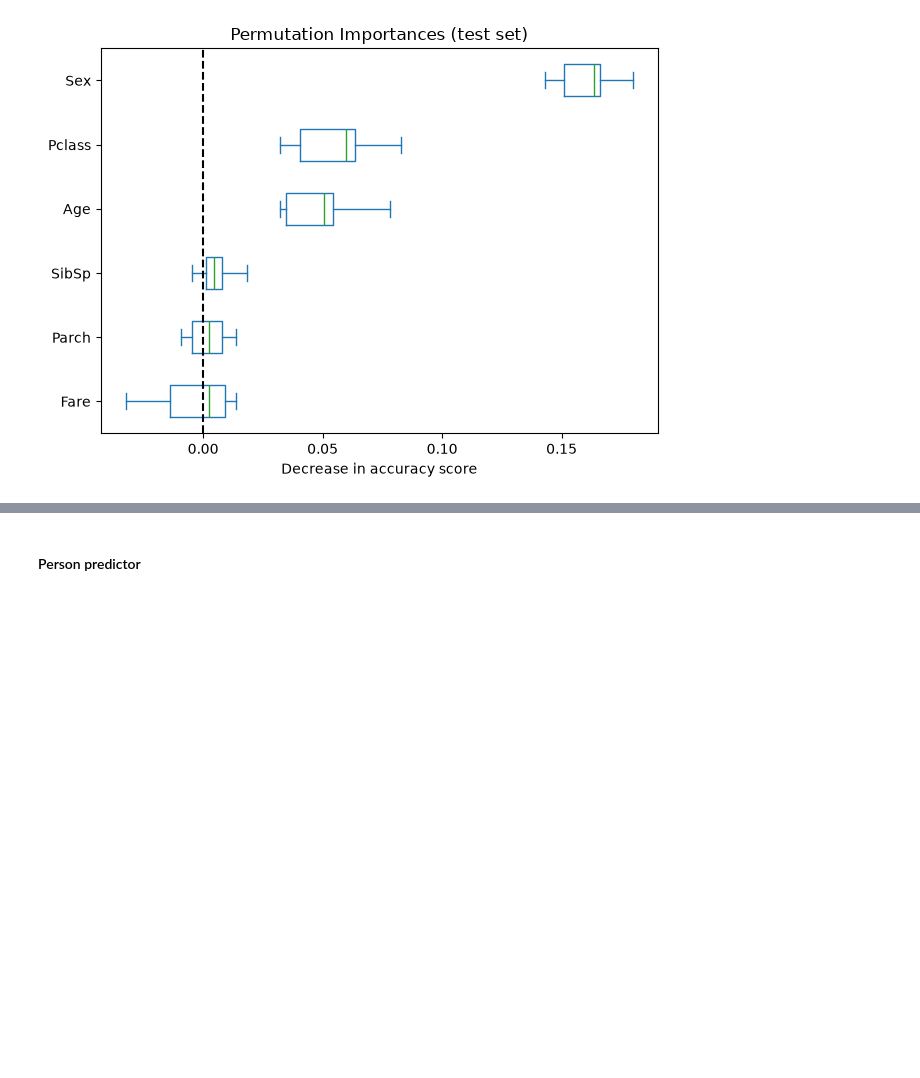
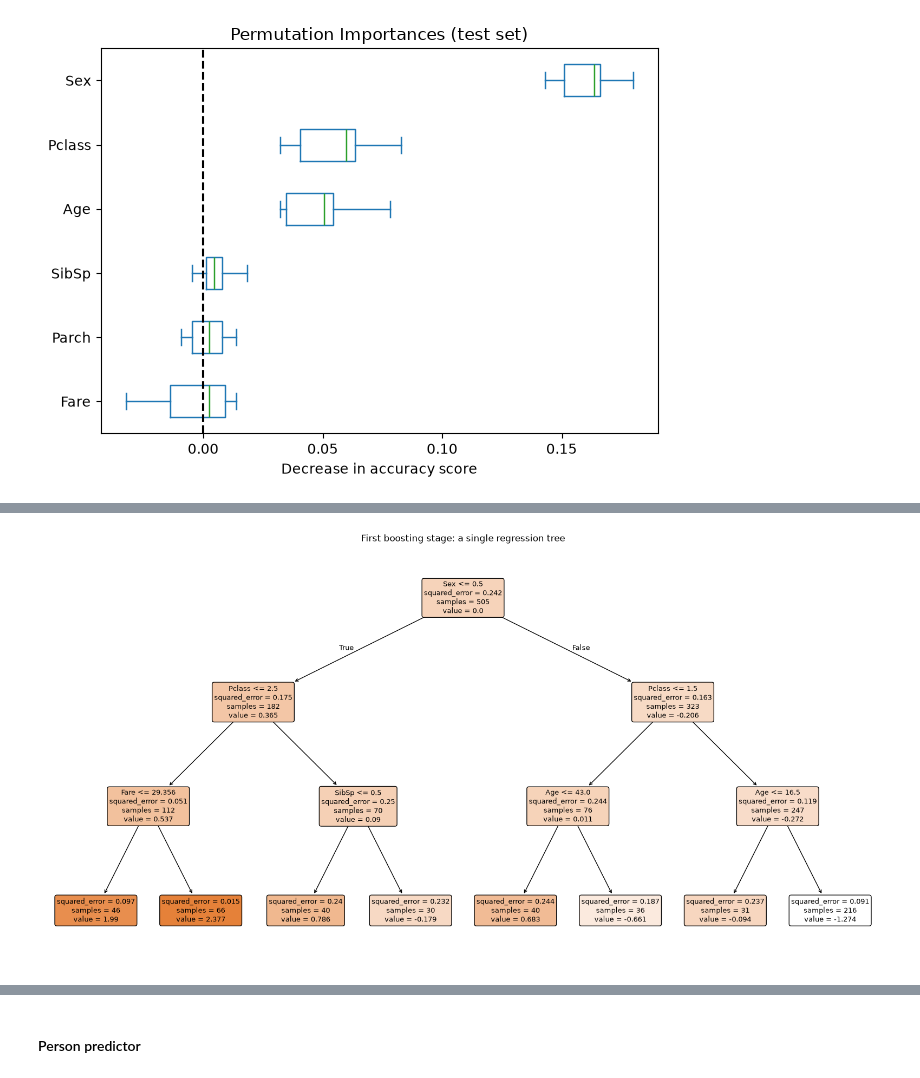
Before and after one commit to rergr/fhnw_mini_challange, a Jupyter notebook: presentation_notebook.ipynb, the cells around one changed output, grey strips where cells are left out. Saved outputs shown, nothing was run; the diff lists cells and outputs as text; code cells hidden in the pictures; blank space fills up the shorter version.

```diff
--- a/presentation_notebook.ipynb
+++ b/presentation_notebook.ipynb
@@ -230,0 +276,14 @@ ax.figure.tight_layout()
+# %%
+plt.figure(figsize=(20, 10))
+
+plot_tree(
+    gb.estimators_[0, 0],
+    feature_names=X.columns,
+    filled=True,
+    rounded=True,
+    fontsize=9,
+)
+plt.title("First boosting stage: a single regression tree")
+plt.show()
+# %% [output]
+[figure, added]
```
Also changed, not shown: parts of 14 cells of this notebook, 1 other file.
